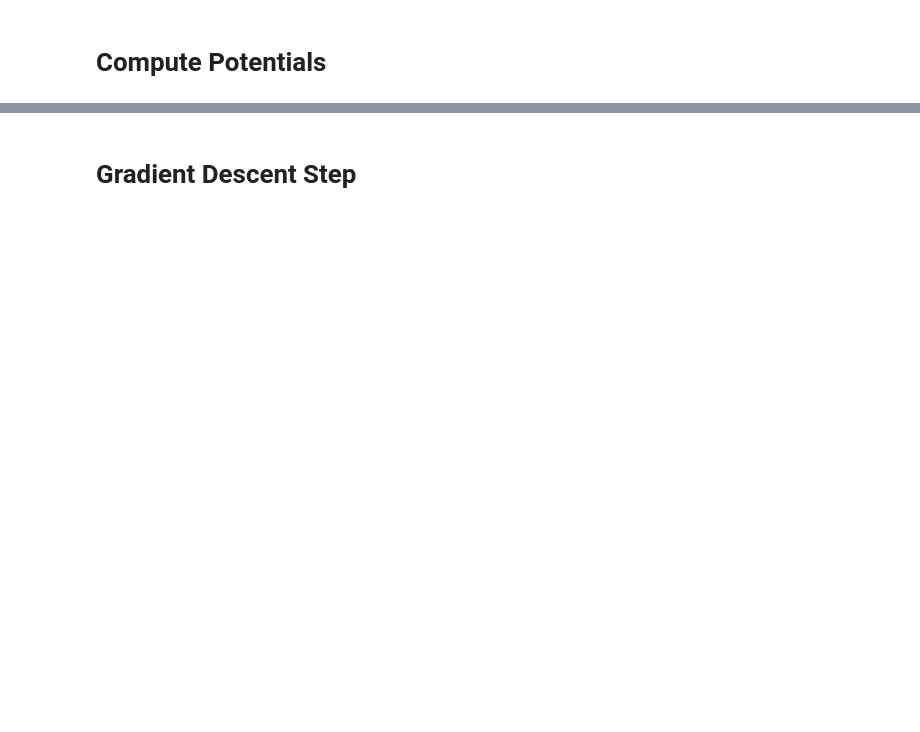
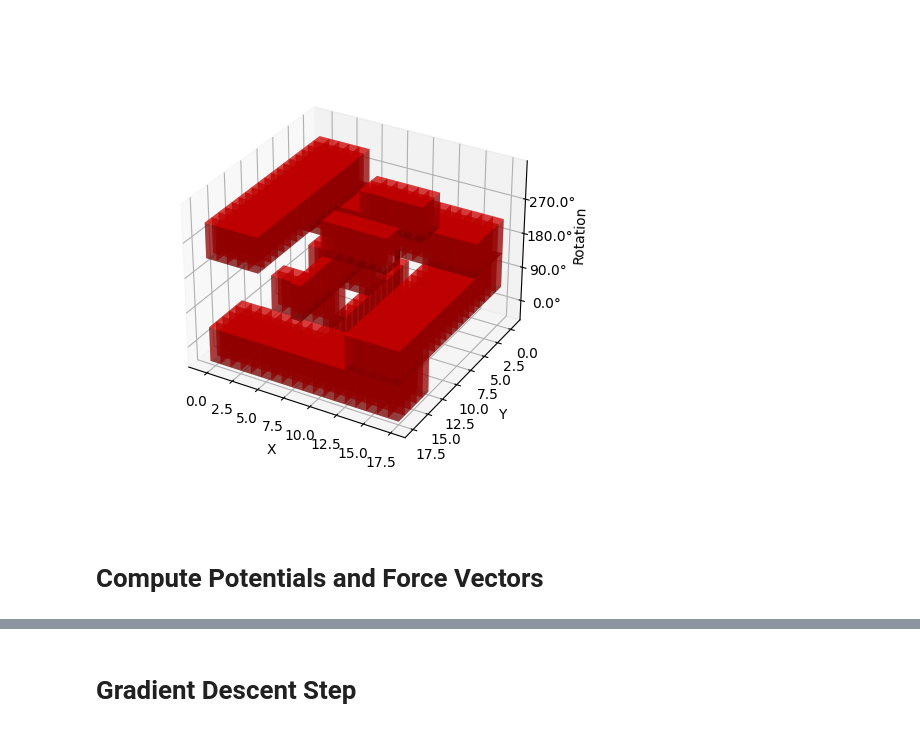
Before and after one commit to ca-schue/potential-field, a Jupyter notebook: pot-field.ipynb, the cells around one changed output, grey strips where cells are left out. Saved outputs shown, nothing was run; the diff lists cells and outputs as text; code cells hidden in the pictures; blank space fills up the shorter version.

```diff
--- a/pot-field.ipynb
+++ b/pot-field.ipynb
@@ -217,2 +296,37 @@ def compute_cs_270deg(occupancy_grid, robot_width, robot_length):
+# %%
+import matplotlib.pyplot as plt
+import numpy as np
+from mpl_toolkits.mplot3d import Axes3D
+
+def plot_computational_space_3d(computational_space, goal_point, ax):
+    rotation, size_y, size_x = computational_space.shape
+
+    for r in range(rotation):
+        for y in range(size_y):
+            for x in range(size_x):
+                if not computational_space[r, y, x]:
+                    # Zentriere den transparenten Würfel über der Koordinate
+                    ax.bar3d(x - 0.5, y - 0.5, r - 0.5, 1, 1, 1, color='red', alpha=0.5)
+
+    # Füge eine vertikale schwarze Linie für den Zielpunkt hinzu
+    ax.plot([goal_point[0], goal_point[0]], [goal_point[1], goal_point[1]], [0, rotation], color='black', linestyle='-', linewidth=4)
+
+    ax.set_xlabel('X')
+    ax.set_ylabel('Y')
+    ax.set_zlabel('Rotation')
+
+    # Füge Z-Ticks für die Rotation hinzu
+    ax.set_zticks(np.arange(rotation))
+    ax.set_zticklabels([f'{angle}°' for angle in np.arange(0, 360, 360/rotation)])
+
+    # Invertiere die Y-Achse
+    ax.invert_yaxis()
+
+fig = plt.figure(figsize=(5, 5))
+plot_axis = fig.add_subplot(111, projection='3d')
+plot_computational_space_3d(computational_space, goal_point,plot_axis)
+plt.show()
+# %% [output]
+[figure, added]
 # %% [markdown]
-# Compute Potentials
+# Compute Potentials and Force Vectors
```
Also changed, not shown: parts of 31 cells of this notebook.
